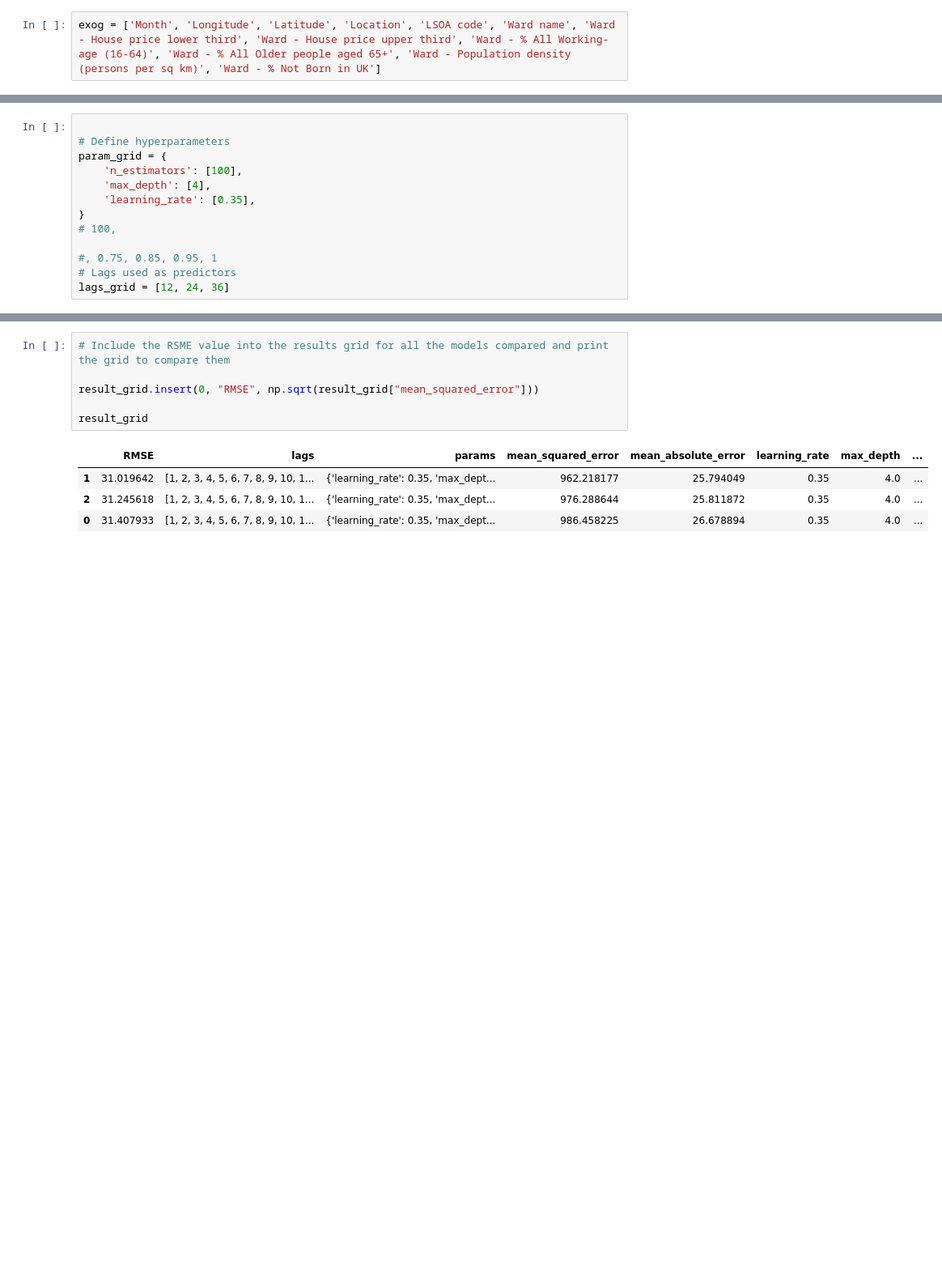
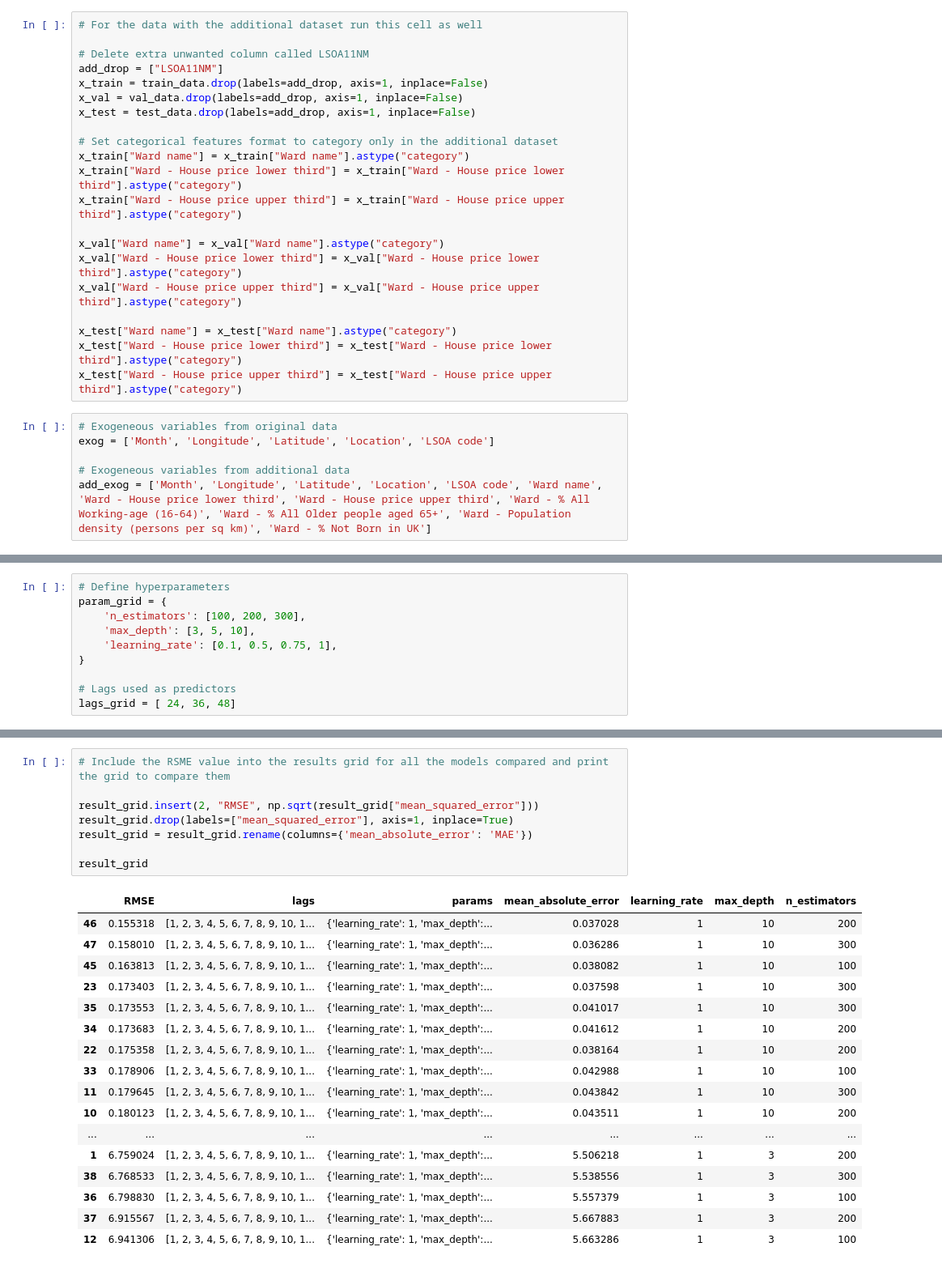
Before and after one commit to jdobladez/DC2-Group1-2023, a Jupyter notebook: time-series.ipynb, the cells around one changed output, grey strips where cells are left out. Shown at 81% size. Cells and saved outputs as stored; diff of their text form; blank space fills up the shorter version.

```diff
--- a/time-series.ipynb
+++ b/time-series.ipynb
@@ -64,8 +62,33 @@ x_test["Ward - House price upper third"] = x_test["Ward - House price upper thir
 x_train['Month'] = pd.to_datetime(x_train['Month'], format='%Y-%m')
 x_val['Month'] = pd.to_datetime(x_val['Month'], format='%Y-%m')
 x_test['Month'] = pd.to_datetime(x_test['Month'], format='%Y-%m')
+# %%
+# For the data with the additional dataset run this cell as well
+
+# Delete extra unwanted column called LSOA11NM
+add_drop = ["LSOA11NM"]
+x_train = train_data.drop(labels=add_drop, axis=1, inplace=False)
+x_val = val_data.drop(labels=add_drop, axis=1, inplace=False)
+x_test = test_data.drop(labels=add_drop, axis=1, inplace=False)
+
+# Set categorical features format to category only in the additional dataset
+x_train["Ward name"] = x_train["Ward name"].astype("category")
+x_train["Ward - House price lower third"] = x_train["Ward - House price lower third"].astype("category")
+x_train["Ward - House price upper third"] = x_train["Ward - House price upper third"].astype("category")
+
+x_val["Ward name"] = x_val["Ward name"].astype("category")
+x_val["Ward - House price lower third"] = x_val["Ward - House price lower third"].astype("category")
+x_val["Ward - House price upper third"] = x_val["Ward - House price upper third"].astype("category")
+
+x_test["Ward name"] = x_test["Ward name"].astype("category")
+x_test["Ward - House price lower third"] = x_test["Ward - House price lower third"].astype("category")
+x_test["Ward - House price upper third"] = x_test["Ward - House price upper third"].astype("category")
 # %%
-exog = ['Month', 'Longitude', 'Latitude', 'Location', 'LSOA code', 'Ward name', 'Ward - House price lower third', 'Ward - House price upper third', 'Ward - % All Working-age (16-64)', 'Ward - % All Older people aged 65+', 'Ward - Population density (persons per sq km)', 'Ward - % Not Born in UK']
+# Exogeneous variables from original data
+exog = ['Month', 'Longitude', 'Latitude', 'Location', 'LSOA code']
+
+# Exogeneous variables from additional data
+add_exog = ['Month', 'Longitude', 'Latitude', 'Location', 'LSOA code', 'Ward name', 'Ward - House price lower third', 'Ward - House price upper third', 'Ward - % All Working-age (16-64)', 'Ward - % All Older people aged 65+', 'Ward - Population density (persons per sq km)', 'Ward - % Not Born in UK']
 # %%
 # Transformer: Ordinal encoding + cast to category type
 pipeline_categorical = make_pipeline(
@@ -107,14 +122,11 @@ forecaster1 = ForecasterAutoregDirect(
 # %%
-
 # Define hyperparameters
 param_grid = {
-    'n_estimators': [100],
-    'max_depth': [4],
-    'learning_rate': [0.35],
+    'n_estimators': [100, 200, 300],
+    'max_depth': [3, 5, 10],
+    'learning_rate': [0.1, 0.5, 0.75, 1],
 }
-# 100,
 
-#, 0.75, 0.85, 0.95, 1
 # Lags used as predictors
-lags_grid = [12, 24, 36]
+lags_grid = [ 24, 36, 48]
 # %%
@@ -149,14 +161,29 @@ Number of models compared: 3.
 # %%
 # Include the RSME value into the results grid for all the models compared and print the grid to compare them
 
-result_grid.insert(0, "RMSE", np.sqrt(result_grid["mean_squared_error"]))
+result_grid.insert(2, "RMSE", np.sqrt(result_grid["mean_squared_error"]))
+result_grid.drop(labels=["mean_squared_error"], axis=1, inplace=True)
+result_grid = result_grid.rename(columns={'mean_absolute_error': 'MAE'})
 
 result_grid
 # %% [output]
-|  | RMSE | lags | params | mean_squared_error | mean_absolute_error | learning_rate | max_depth | ... |
-| 1 | 31.019642 | [1, 2, 3, 4, 5, 6, 7, 8, 9, 10, 1... | {'learning_rate': 0.35, 'max_dept... | 962.218177 | 25.794049 | 0.35 | 4.0 | ... |
-| 2 | 31.245618 | [1, 2, 3, 4, 5, 6, 7, 8, 9, 10, 1... | {'learning_rate': 0.35, 'max_dept... | 976.288644 | 25.811872 | 0.35 | 4.0 | ... |
-| 0 | 31.407933 | [1, 2, 3, 4, 5, 6, 7, 8, 9, 10, 1... | {'learning_rate': 0.35, 'max_dept... | 986.458225 | 26.678894 | 0.35 | 4.0 | ... |
+|  | RMSE | lags | params | mean_absolute_error | learning_rate | max_depth | n_estimators |
+| 46 | 0.155318 | [1, 2, 3, 4, 5, 6, 7, 8, 9, 10, 1... | {'learning_rate': 1, 'max_depth':... | 0.037028 | 1 | 10 | 200 |
+| 47 | 0.158010 | [1, 2, 3, 4, 5, 6, 7, 8, 9, 10, 1... | {'learning_rate': 1, 'max_depth':... | 0.036286 | 1 | 10 | 300 |
+| 45 | 0.163813 | [1, 2, 3, 4, 5, 6, 7, 8, 9, 10, 1... | {'learning_rate': 1, 'max_depth':... | 0.038082 | 1 | 10 | 100 |
+| 23 | 0.173403 | [1, 2, 3, 4, 5, 6, 7, 8, 9, 10, 1... | {'learning_rate': 1, 'max_depth':... | 0.037598 | 1 | 10 | 300 |
+| 35 | 0.173553 | [1, 2, 3, 4, 5, 6, 7, 8, 9, 10, 1... | {'learning_rate': 1, 'max_depth':... | 0.041017 | 1 | 10 | 300 |
+| 34 | 0.173683 | [1, 2, 3, 4, 5, 6, 7, 8, 9, 10, 1... | {'learning_rate': 1, 'max_depth':... | 0.041612 | 1 | 10 | 200 |
+| 22 | 0.175358 | [1, 2, 3, 4, 5, 6, 7, 8, 9, 10, 1... | {'learning_rate': 1, 'max_depth':... | 0.038164 | 1 | 10 | 200 |
+| 33 | 0.178906 | [1, 2, 3, 4, 5, 6, 7, 8, 9, 10, 1... | {'learning_rate': 1, 'max_depth':... | 0.042988 | 1 | 10 | 100 |
+| 11 | 0.179645 | [1, 2, 3, 4, 5, 6, 7, 8, 9, 10, 1... | {'learning_rate': 1, 'max_depth':... | 0.043842 | 1 | 10 | 300 |
+| 10 | 0.180123 | [1, 2, 3, 4, 5, 6, 7, 8, 9, 10, 1... | {'learning_rate': 1, 'max_depth':... | 0.043511 | 1 | 10 | 200 |
+| ... | ... | ... | ... | ... | ... | ... | ... |
+| 1 | 6.759024 | [1, 2, 3, 4, 5, 6, 7, 8, 9, 10, 1... | {'learning_rate': 1, 'max_depth':... | 5.506218 | 1 | 3 | 200 |
+| 38 | 6.768533 | [1, 2, 3, 4, 5, 6, 7, 8, 9, 10, 1... | {'learning_rate': 1, 'max_depth':... | 5.538556 | 1 | 3 | 300 |
+| 36 | 6.798830 | [1, 2, 3, 4, 5, 6, 7, 8, 9, 10, 1... | {'learning_rate': 1, 'max_depth':... | 5.557379 | 1 | 3 | 100 |
+| 37 | 6.915567 | [1, 2, 3, 4, 5, 6, 7, 8, 9, 10, 1... | {'learning_rate': 1, 'max_depth':... | 5.667883 | 1 | 3 | 200 |
+| 12 | 6.941306 | [1, 2, 3, 4, 5, 6, 7, 8, 9, 10, 1... | {'learning_rate': 1, 'max_depth':... | 5.663286 | 1 | 3 | 100 |
 # %%
 
 # Backtesting with the test data the best model
```
Also changed, not shown: parts of 16 cells of this notebook.
